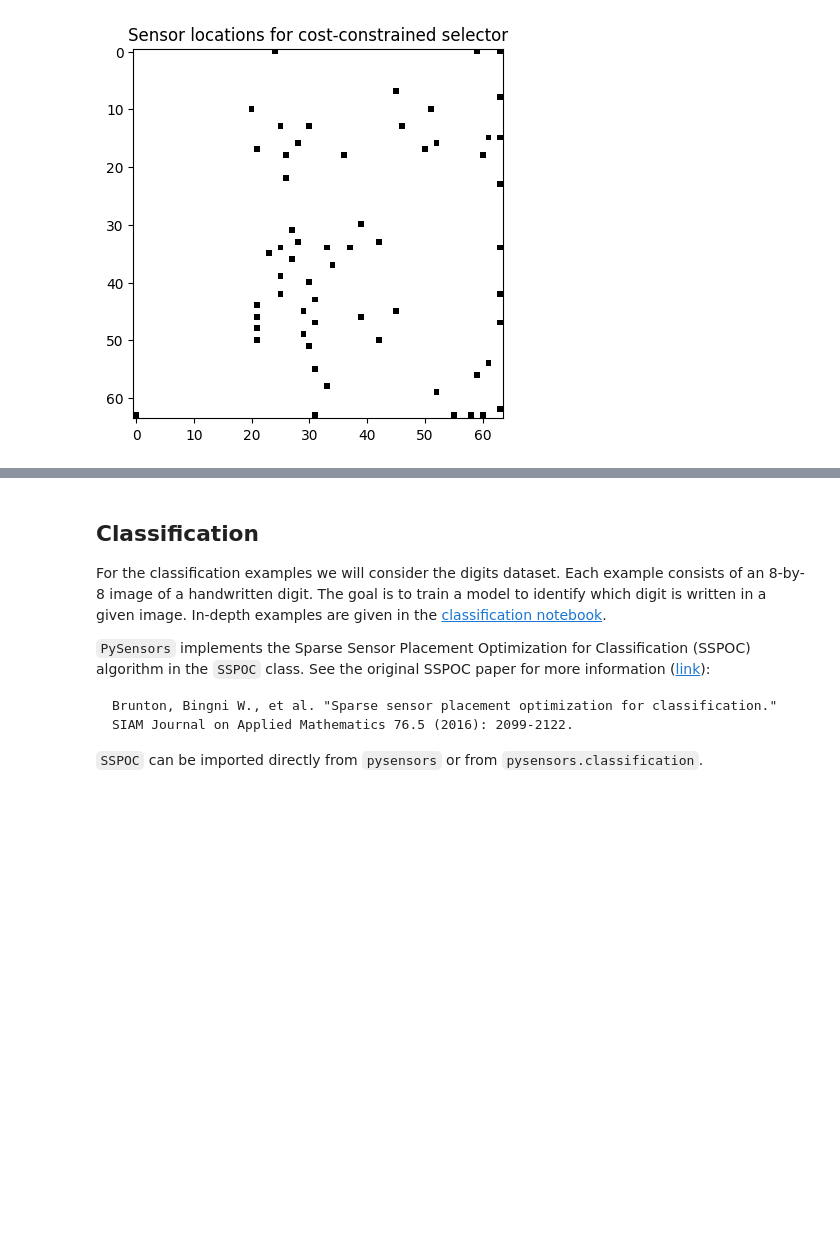
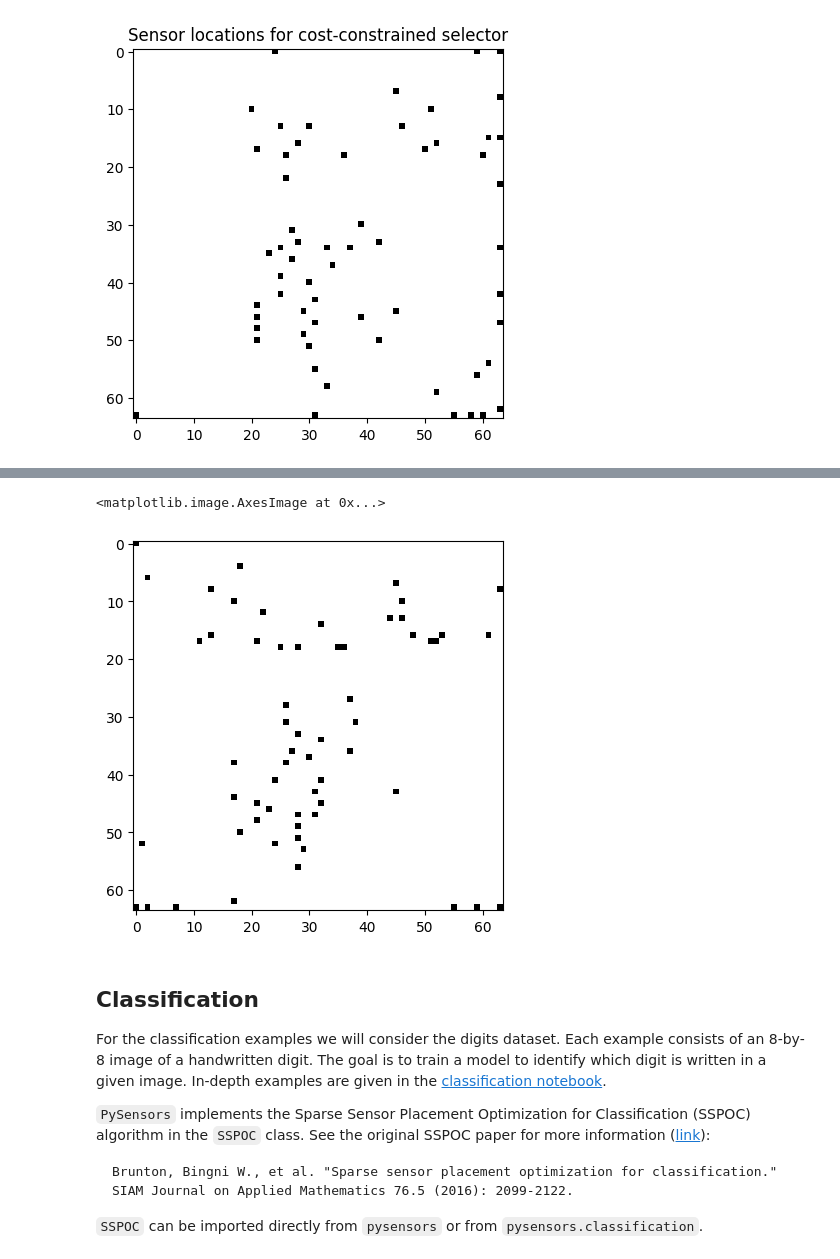
Before and after one commit to dynamicslab/pysensors, a Jupyter notebook: examples/pysensors_overview.ipynb, the cells around one changed output, grey strips where cells are left out. Cells and saved outputs as stored; diff of their text form; code cells hidden in the pictures; blank space fills up the shorter version.

```diff
--- a/examples/pysensors_overview.ipynb
+++ b/examples/pysensors_overview.ipynb
@@ -245,3 +323,15 @@ plt.title('Sensor locations for cost-constrained selector');
+# %%
+optimizer = ps.optimizers.TPGR(n_sensors=n_sensors, noise=0.01)
+model = ps.SSPOR(optimizer=optimizer)
+model.fit(X_train)
+
+top_sensors = model.get_selected_sensors()
+img = np.zeros(n_features)
+img[top_sensors] = 16
+plt.imshow(img.reshape(image_shape), cmap=plt.cm.binary)
+# %% [output]
+<matplotlib.image.AxesImage at 0x...>
+[figure, added]
 # %% [markdown]
 ## Classification
 For the classification examples we will consider the digits dataset. Each example consists of an 8-by-8 image of a handwritten digit. The goal is to train a model to identify which digit is written in a given image. In-depth examples are given in the [classification notebook](http://localhost:8888/notebooks/examples/classification.ipynb).
```
Also changed, not shown: parts of 14 cells of this notebook.
